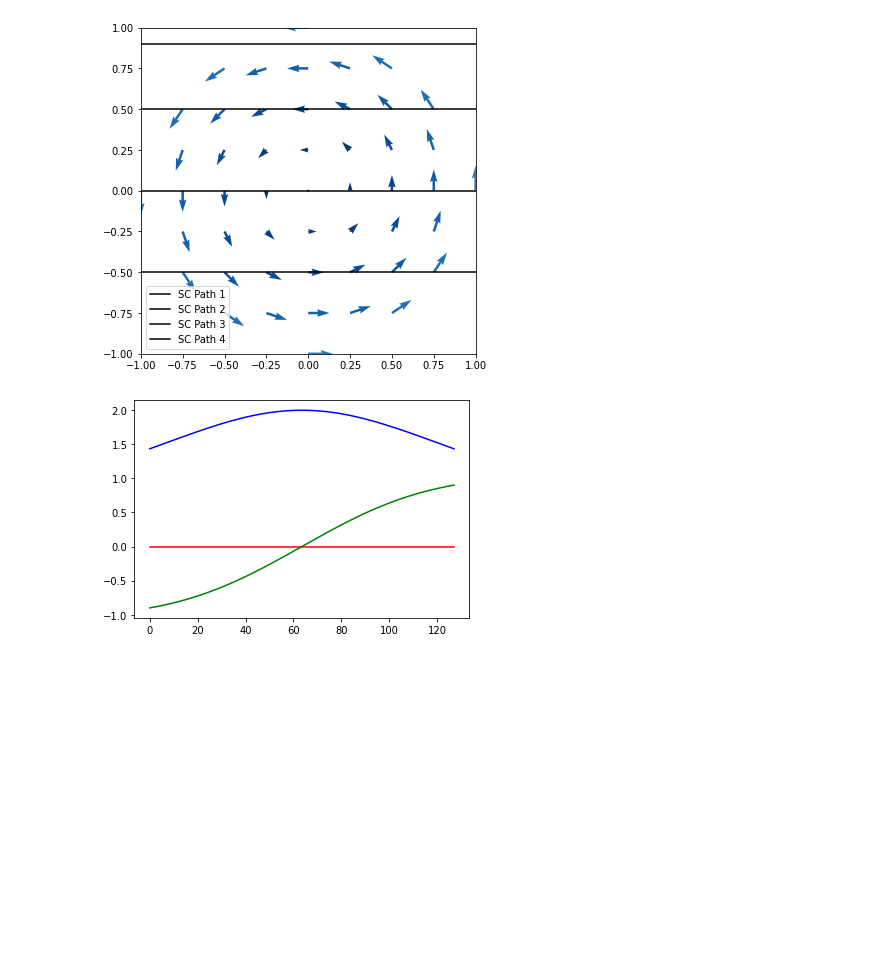
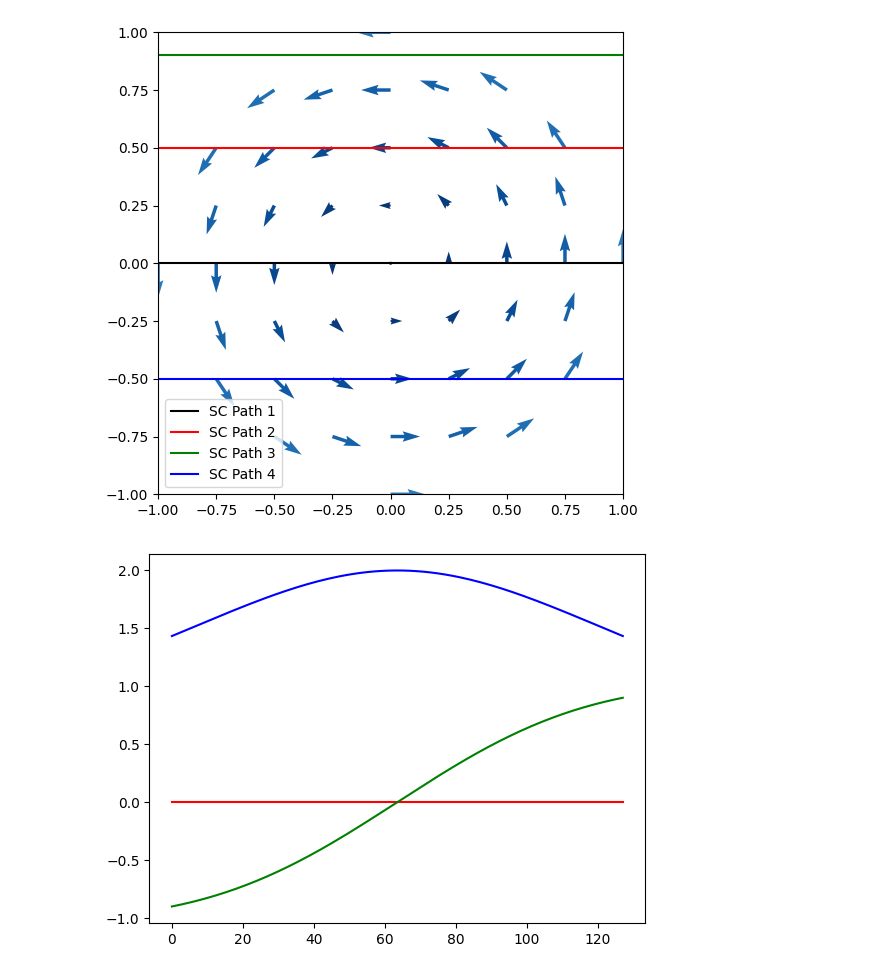
Before and after one commit to hafarooki/pymfr, a Jupyter notebook: demo/gold_hoyle_model.ipynb, the cells around one changed output. Drawn from its saved outputs; the diff is of its cells as text; code cells hidden in the pictures; blank space fills up the shorter version.

```diff
--- a/demo/gold_hoyle_model.ipynb
+++ b/demo/gold_hoyle_model.ipynb
@@ -23,35 +23,35 @@ def spacecraft_path(y0, n):
 plt.figure(figsize=(6, 6))
 radius = 1
 a = radius * 10
 B0 = 2
 T0 = 2 * np.pi * (1 / (radius * 10))
 xx, yy = np.meshgrid(np.linspace(-radius, radius, 9), np.linspace(-radius, radius, 9))
 xx = xx.flatten()
 yy = yy.flatten()
 distance = np.sqrt(xx ** 2 + yy ** 2)
 xx = xx[distance <= radius]
 yy = yy[distance <= radius]
 
 Bx, By, Bz = gold_hoyle(xx.flatten(), yy.flatten(), B0=B0, T0=T0)
 plt.quiver(xx.flatten(), yy.flatten(), Bx, By, color=matplotlib.cm.Blues(Bz / Bz.max()))
 plt.axhline(0, color="black", label="SC Path 1")
-plt.axhline(0.5, color="black", label="SC Path 2")
-plt.axhline(0.9, color="black", label="SC Path 3")
-plt.axhline(-0.5, color="black", label="SC Path 4")
+plt.axhline(0.5, color="red", label="SC Path 2")
+plt.axhline(0.9, color="green", label="SC Path 3")
+plt.axhline(-0.5, color="blue", label="SC Path 4")
 plt.xlim(-radius, radius)
 plt.ylim(-radius, radius)
 plt.legend()
 plt.show()
 
 for impact_parameter in [0, 0.5, .99, -0.5]:
     x, y = spacecraft_path(impact_parameter, 128)
     Bx, By, Bz = gold_hoyle(x, y, B0=B0, T0=T0)
     plt.plot(Bx, color="red")
     plt.plot(By, color="green")
     plt.plot(Bz, color="blue")
     plt.show()
     plt.plot(scipy.integrate.cumulative_trapezoid(-By))
     plt.show()
 # %% [output]
-[figure, old version]
+[figure, new version]
-[figure, old version]
+[figure, new version]
```
Also changed, not shown: parts of 1 cell of this notebook, 8 other files.
